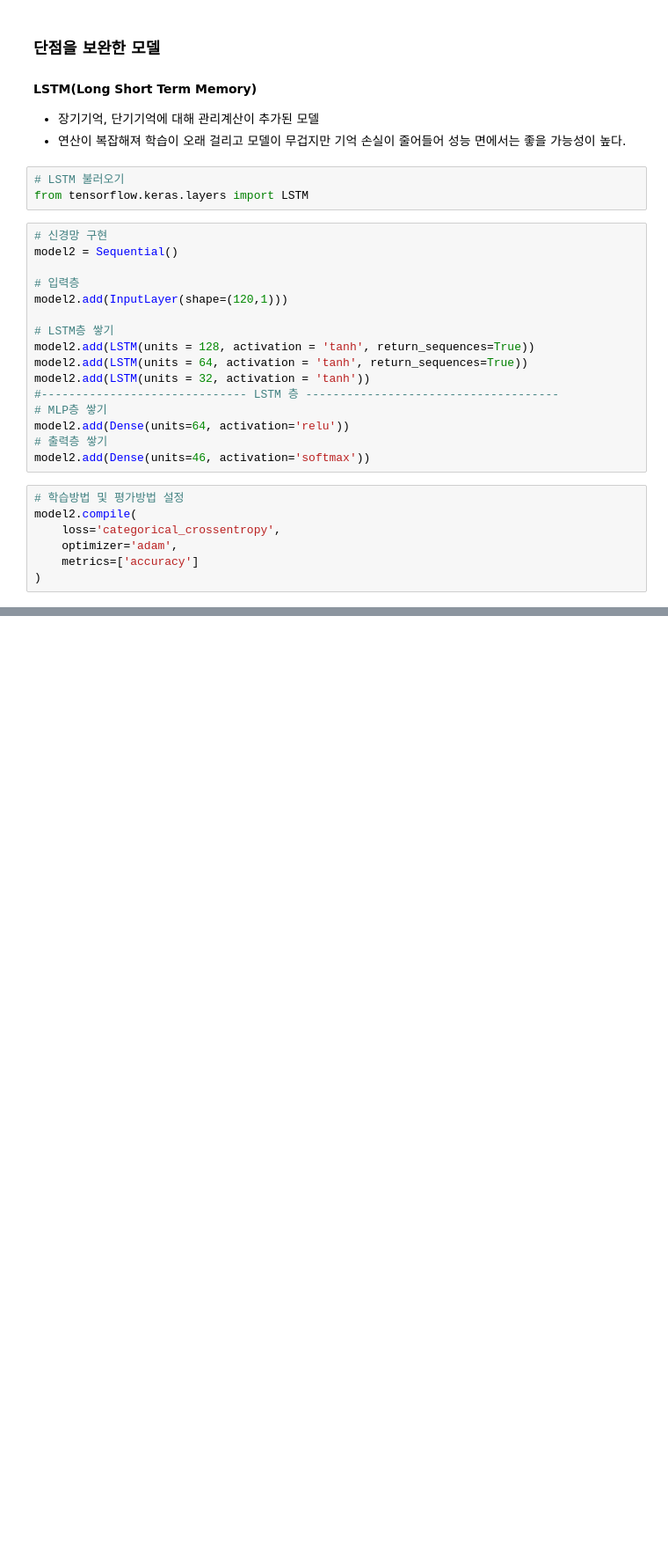
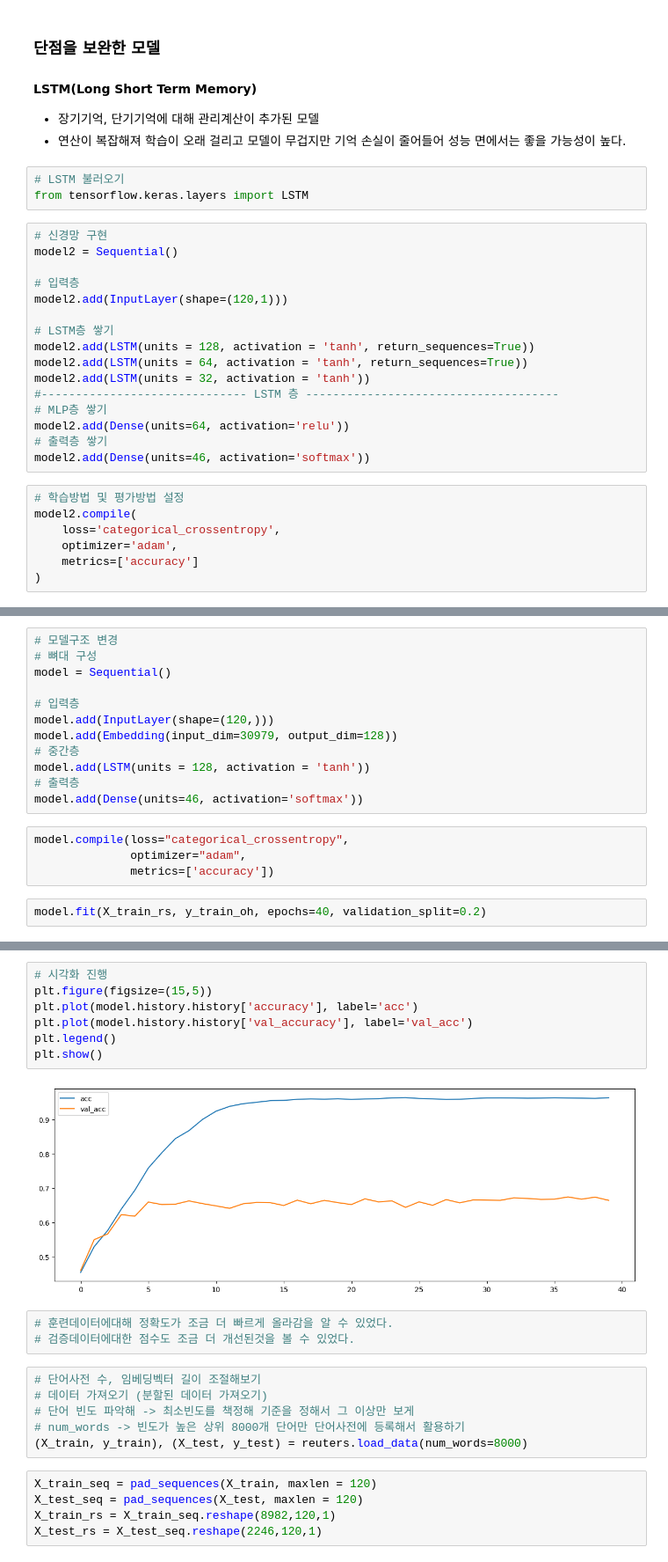
Before and after one commit to limjueun06/DL-study, a Jupyter notebook: ex07_로이터_뉴스_분류하기.ipynb, the cells around one changed output, grey strips where cells are left out. Shown at 88% size. Saved outputs shown, nothing was run; the diff lists cells and outputs as text; blank space fills up the shorter version.

```diff
--- a/ex07_로이터_뉴스_분류하기.ipynb
+++ b/ex07_로이터_뉴스_분류하기.ipynb
@@ -360,0 +438,18 @@ plt.show()
+# %%
+# 모델구조 변경
+# 뼈대 구성
+model = Sequential()
+
+# 입력층
+model.add(InputLayer(shape=(120,)))
+model.add(Embedding(input_dim=30979, output_dim=128))
+# 중간층
+model.add(LSTM(units = 128, activation = 'tanh'))
+# 출력층
+model.add(Dense(units=46, activation='softmax'))
+# %%
+model.compile(loss="categorical_crossentropy",
+              optimizer="adam",
+              metrics=['accuracy'])
+# %%
+model.fit(X_train_rs, y_train_oh, epochs=40, validation_split=0.2)
@@ -360,0 +475,23 @@ plt.show()
+# %%
+# 시각화 진행
+plt.figure(figsize=(15,5))
+plt.plot(model.history.history['accuracy'], label='acc')
+plt.plot(model.history.history['val_accuracy'], label='val_acc')
+plt.legend()
+plt.show()
+# %% [output]
+[figure, added]
+# %%
+# 훈련데이터에대해 정확도가 조금 더 빠르게 올라감을 알 수 있었다.
+# 검증데이터에대한 점수도 조금 더 개선된것을 볼 수 있었다.
+# %%
+# 단어사전 수, 임베딩벡터 길이 조절해보기
+# 데이터 가져오기 (분할된 데이터 가져오기)
+# 단어 빈도 파악해 -> 최소빈도를 책정해 기준을 정해서 그 이상만 보게
+# num_words -> 빈도가 높은 상위 8000개 단어만 단어사전에 등록해서 활용하기
+(X_train, y_train), (X_test, y_test) = reuters.load_data(num_words=8000)
+# %%
+X_train_seq = pad_sequences(X_train, maxlen = 120)
+X_test_seq = pad_sequences(X_test, maxlen = 120)
+X_train_rs = X_train_seq.reshape(8982,120,1)
+X_test_rs = X_test_seq.reshape(2246,120,1)
```
Also changed, not shown: parts of 44 cells of this notebook, 2 other files.
